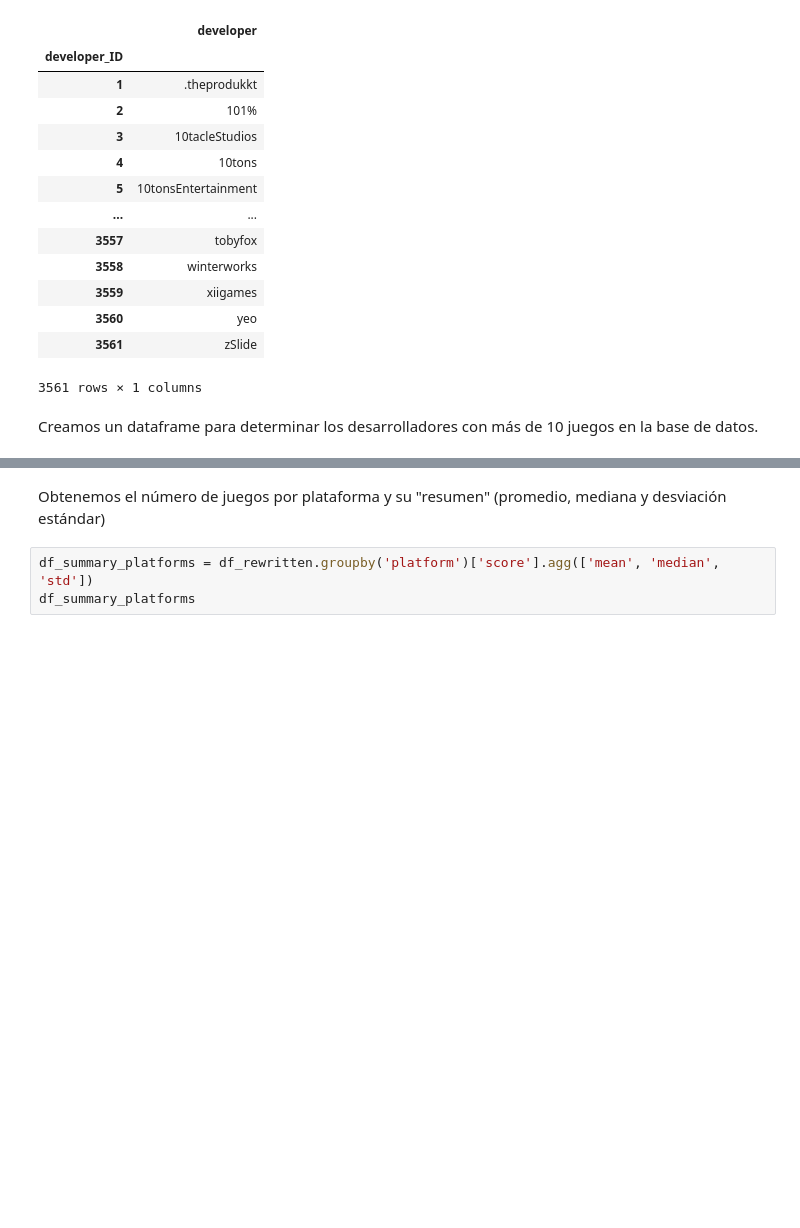
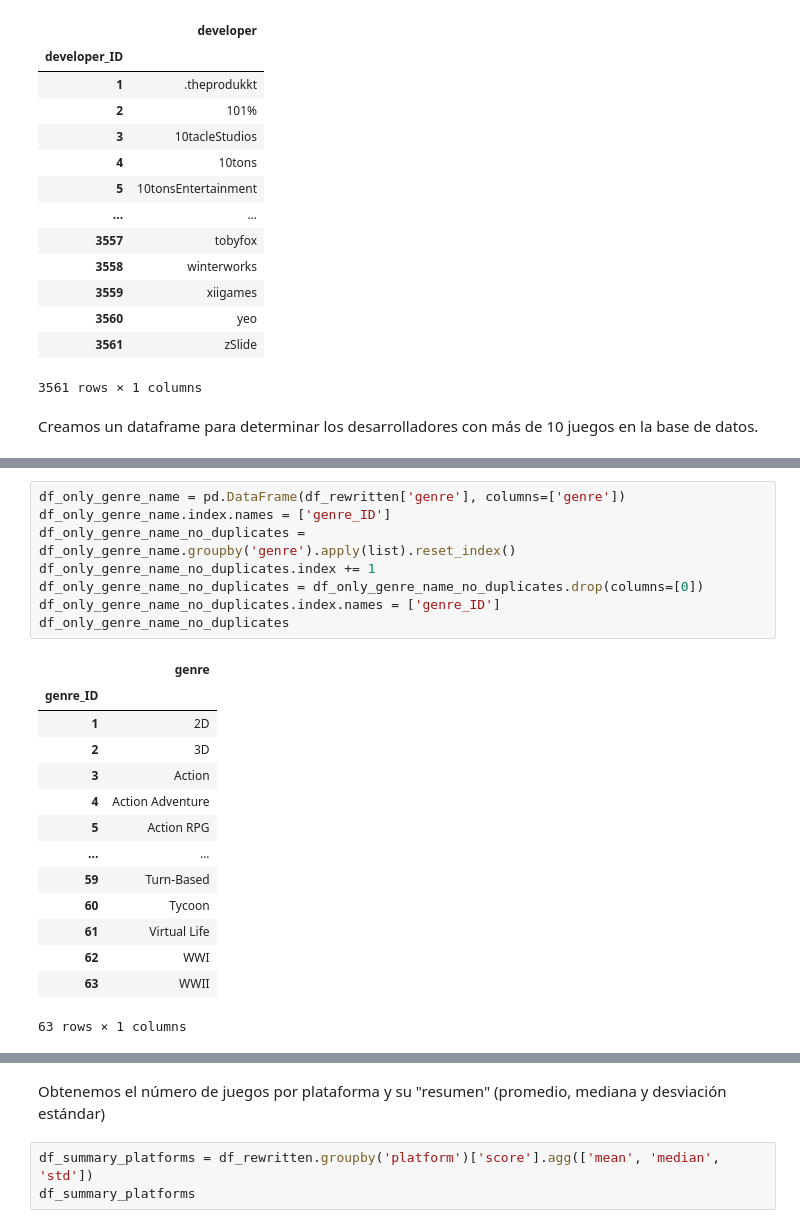
Before and after one commit to elcarlos-94/DemoDay, a Jupyter notebook: Modulo3/proyecto_modulo_3.ipynb, the cells around one changed output, grey strips where cells are left out. Cells and saved outputs as stored; diff of their text form; blank space fills up the shorter version.

```diff
--- a/Modulo3/proyecto_modulo_3.ipynb
+++ b/Modulo3/proyecto_modulo_3.ipynb
@@ -462,0 +482,23 @@ df_developer_count_made
+# %%
+df_only_genre_name = pd.DataFrame(df_rewritten['genre'], columns=['genre'])
+df_only_genre_name.index.names = ['genre_ID']
+df_only_genre_name_no_duplicates = df_only_genre_name.groupby('genre').apply(list).reset_index()
+df_only_genre_name_no_duplicates.index += 1
+df_only_genre_name_no_duplicates = df_only_genre_name_no_duplicates.drop(columns=[0])
+df_only_genre_name_no_duplicates.index.names = ['genre_ID']
+df_only_genre_name_no_duplicates
+# %% [output]
+|  | genre |
+| genre_ID |  |
+| 1 | 2D |
+| 2 | 3D |
+| 3 | Action |
+| 4 | Action Adventure |
+| 5 | Action RPG |
+| ... | ... |
+| 59 | Turn-Based |
+| 60 | Tycoon |
+| 61 | Virtual Life |
+| 62 | WWI |
+| 63 | WWII |
+63 rows × 1 columns
```
Also changed, not shown: parts of 10 cells of this notebook.
